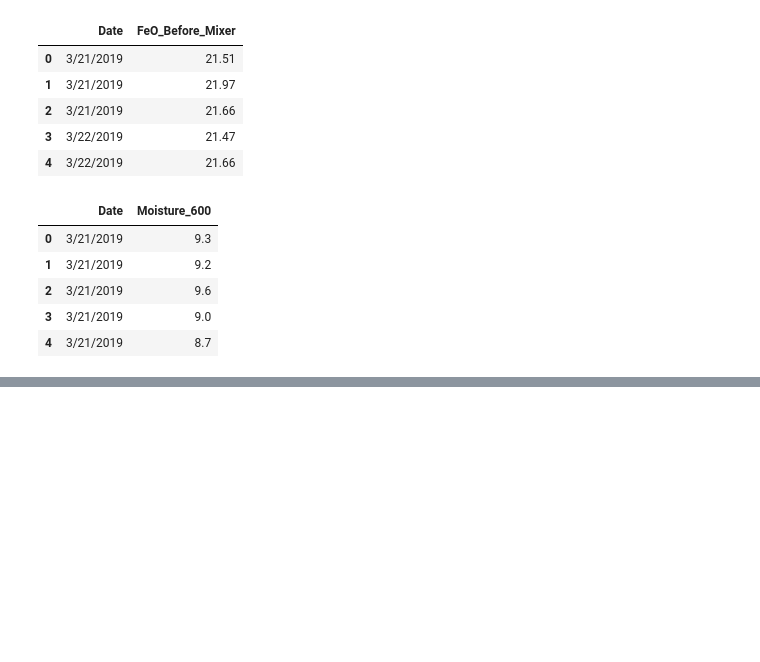
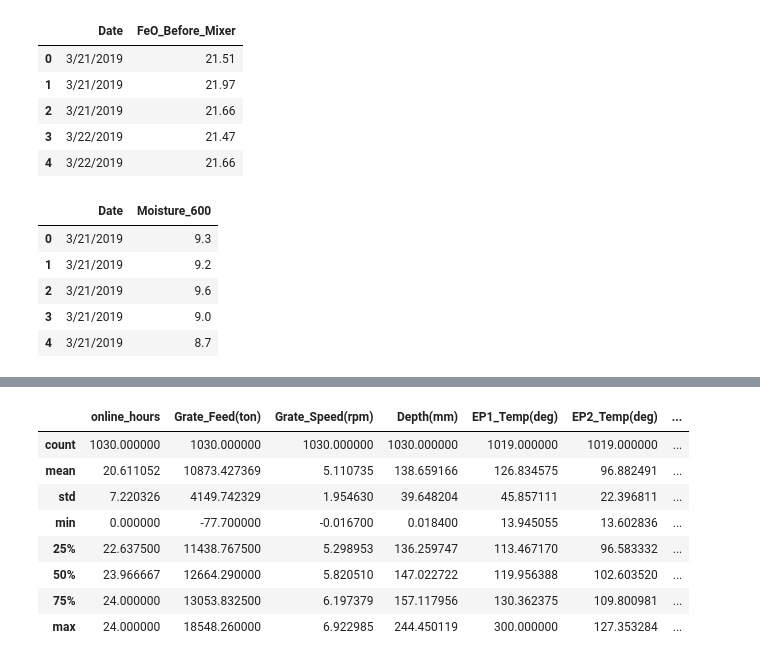
Before and after one commit to heidaralavi/Gas-Prj, a Jupyter notebook: Gas_Prj.ipynb, the cells around one changed output, grey strips where cells are left out. Drawn from its saved outputs; the diff is of its cells as text; code cells hidden in the pictures; blank space fills up the shorter version.

```diff
--- a/Gas_Prj.ipynb
+++ b/Gas_Prj.ipynb
@@ -61,0 +64,2 @@ df5.head()
+# %%
+df5=df5.groupby(['Date']).mean()
@@ -61,0 +80,3 @@ df5.head()
+# %%
+data_frames = [df1, df2, df3,df4,df5]
+df = reduce(lambda  left,right: pd.merge(left,right,on=['Date'],how='outer'), data_frames)
@@ -61,0 +92,2 @@ df5.head()
+# %%
+df=df.groupby(['Date']).mean()
@@ -61,0 +148,12 @@ df5.head()
+# %%
+df.describe()
+# %% [output]
+|  | online_hours | Grate_Feed(ton) | Grate_Speed(rpm) | Depth(mm) | EP1_Temp(deg) | EP2_Temp(deg) | ... |
+| count | 1030.000000 | 1030.000000 | 1030.000000 | 1030.000000 | 1019.000000 | 1019.000000 | ... |
+| mean | 20.611052 | 10873.427369 | 5.110735 | 138.659166 | 126.834575 | 96.882491 | ... |
+| std | 7.220326 | 4149.742329 | 1.954630 | 39.648204 | 45.857111 | 22.396811 | ... |
+| min | 0.000000 | -77.700000 | -0.016700 | 0.018400 | 13.945055 | 13.602836 | ... |
+| 25% | 22.637500 | 11438.767500 | 5.298953 | 136.259747 | 113.467170 | 96.583332 | ... |
+| 50% | 23.966667 | 12664.290000 | 5.820510 | 147.022722 | 119.956388 | 102.603520 | ... |
+| 75% | 24.000000 | 13053.832500 | 6.197379 | 157.117956 | 130.362375 | 109.800981 | ... |
+| max | 24.000000 | 18548.260000 | 6.922985 | 244.450119 | 300.000000 | 127.353284 | ... |
```
Also changed, not shown: parts of 9 cells of this notebook.
